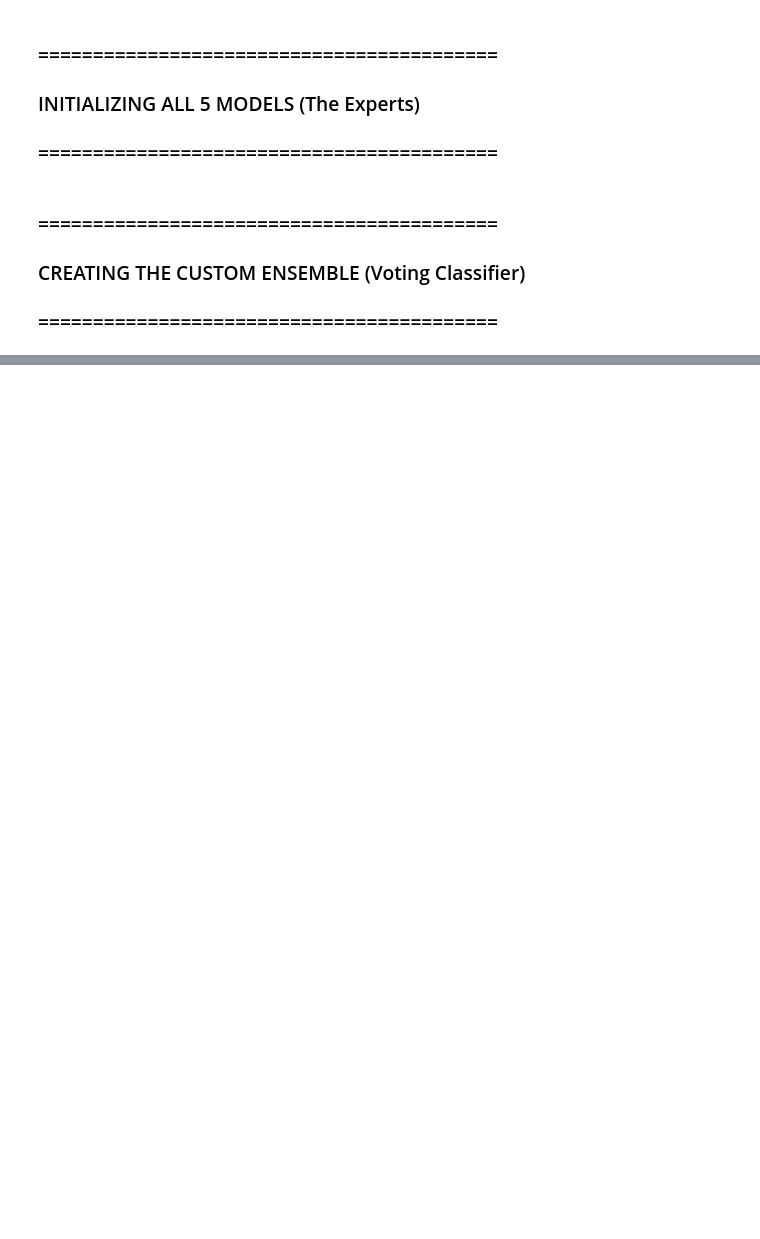
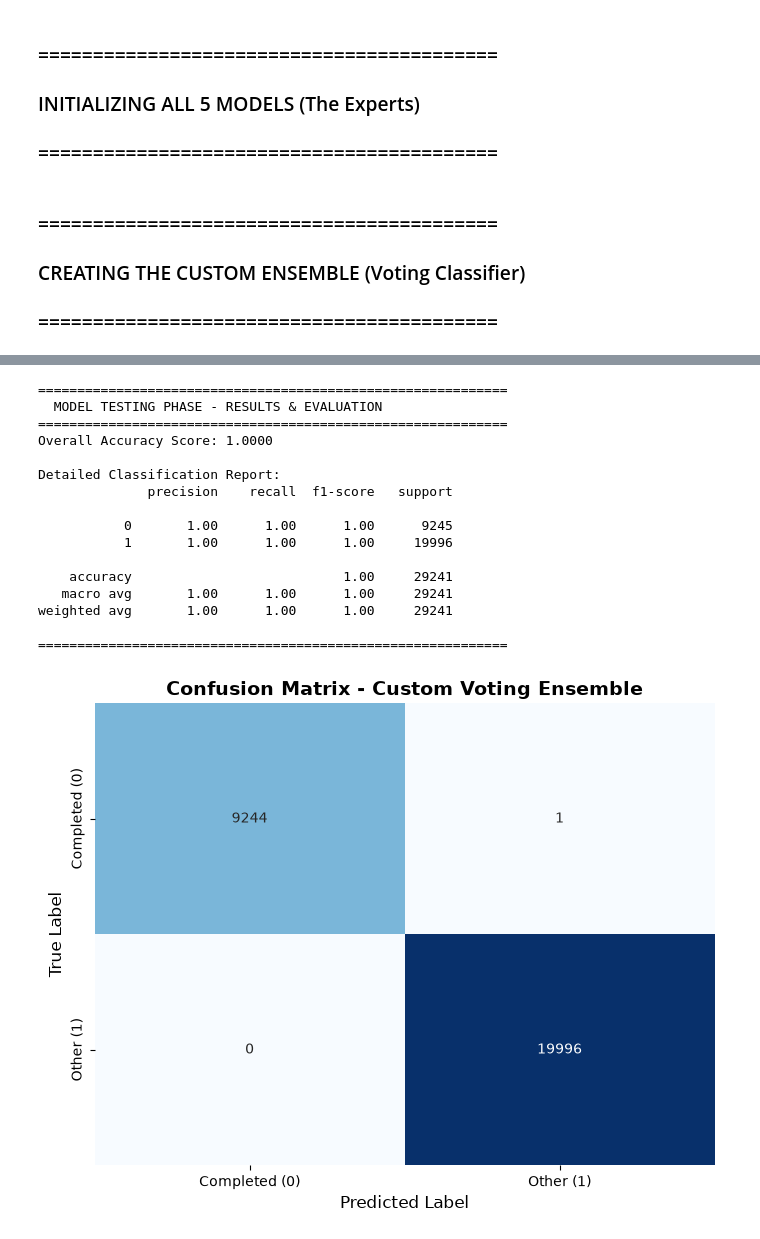
Before and after one commit to M-Abdullah-Shahzad/Complete_ML_Models, a Jupyter notebook: supervised_learning/Voting Classifier.ipynb, the cells around one changed output, grey strips where cells are left out. Drawn from its saved outputs; the diff is of its cells as text; code cells hidden in the pictures; blank space fills up the shorter version.

```diff
--- a/supervised_learning/Voting Classifier.ipynb
+++ b/supervised_learning/Voting Classifier.ipynb
@@ -19,14 +62,15 @@ Success! Data loaded.
 # %%
-df_clean = df.copy()
+
 
 target_column = 'target' if 'target' in df_clean.columns else 'status'
 
 df_clean = df_clean.dropna(subset=[target_column])
+df_clean['target'] = df_clean['status'].apply(lambda x: 0 if str(x).strip().lower() == 'completed' else 1)
 
 available_features = df_clean.columns.difference([target_column]).tolist()
 
+y = df_clean['target']
 X_raw = df_clean[available_features].copy()
-y = df_clean[target_column]
 
 num_cols = X_raw.select_dtypes(include=['number']).columns
 X_raw[num_cols] = X_raw[num_cols].fillna(X_raw[num_cols].median())
@@ -37,7 +81,9 @@ X = pd.get_dummies(X_raw, columns=cat_cols, drop_first=True)
 # %% [markdown]
 ### Train-Test Split (Full Data)
 # %%
-X_train_full, X_test_full, y_train_full, y_test = train_test_split(X, y, test_size=0.2, random_state=42)
+X_train_full, X_test_full, y_train_full, y_test = train_test_split(
+    X, y, test_size=0.2, random_state=42, stratify=y
+)
 # %% [markdown]
 ### Stratified Sub-sampling (30k rows) for SVM & KNN compatibility
 # %%
@@ -52,6 +133,14 @@ else:
 # %% [markdown]
 ### Feature Scaling (Must for SVM, KNN, Logistic Regression)
 # %%
+X_train_sub_num = X_train_sub.select_dtypes(include=[np.number])
+X_test_full_num = X_test_full.select_dtypes(include=[np.number])
+
+print(f"Clean Numeric Shape for Training: {X_train_sub_num.shape}")
+print(f"Clean Numeric Shape for Testing: {X_test_full_num.shape}")
+
 scaler = StandardScaler()
-X_train_scaled = scaler.fit_transform(X_train_sub)
-X_test_scaled = scaler.transform(X_test_full)
+X_train_scaled = scaler.fit_transform(X_train_sub_num)
+X_test_scaled = scaler.transform(X_test_full_num)
+
+print("Scaling completed successfully without any memory error!")
@@ -96,0 +208,42 @@ print("=" * 50)
+# %%
+X_test_scaled_num = scaler.transform(X_test_full.select_dtypes(include=[np.number]))
+
+y_pred = custom_ensemble.predict(X_test_scaled_num)
+
+print("=" * 60)
+print("  MODEL TESTING PHASE - RESULTS & EVALUATION ")
+print("=" * 60)
+print(f"Overall Accuracy Score: {accuracy_score(y_test, y_pred):.4f}")
+print("\nDetailed Classification Report:")
+print(classification_report(y_test, y_pred))
+print("=" * 60)
+
+# 3. Confusion Matrix Plot (Visualizing True vs Predicted)
+cm = confusion_matrix(y_test, y_pred)
+
+plt.figure(figsize=(8, 6))
+sns.heatmap(cm, annot=True, fmt='d', cmap='Blues', cbar=False,
+            xticklabels=['Completed (0)', 'Other (1)'],
+            yticklabels=['Completed (0)', 'Other (1)'])
+plt.xlabel('Predicted Label', fontsize=12)
+plt.ylabel('True Label', fontsize=12)
+plt.title('Confusion Matrix - Custom Voting Ensemble', fontsize=14, fontweight='bold')
+plt.show()
+# %% [output]
+============================================================
+  MODEL TESTING PHASE - RESULTS & EVALUATION
+============================================================
+Overall Accuracy Score: 1.0000
+
+Detailed Classification Report:
+              precision    recall  f1-score   support
+
+           0       1.00      1.00      1.00      9245
+           1       1.00      1.00      1.00     19996
+
+    accuracy                           1.00     29241
+   macro avg       1.00      1.00      1.00     29241
+weighted avg       1.00      1.00      1.00     29241
+
+============================================================
+[figure, added]
```
Also changed, not shown: parts of 7 cells of this notebook, 5 other files.
